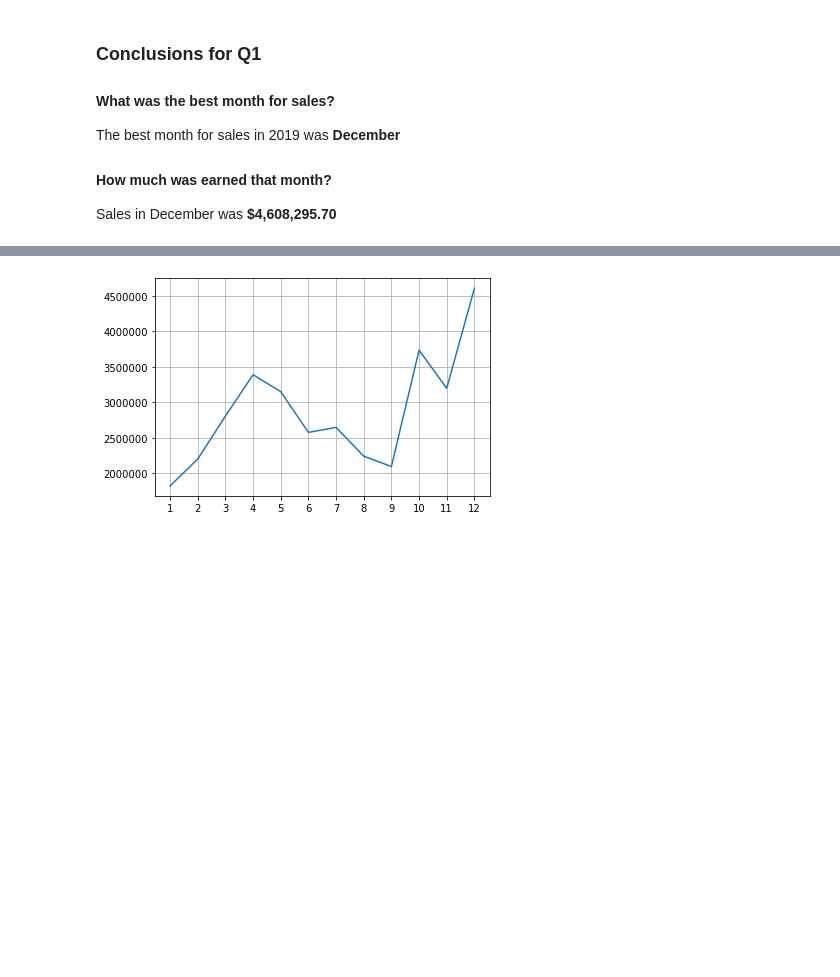
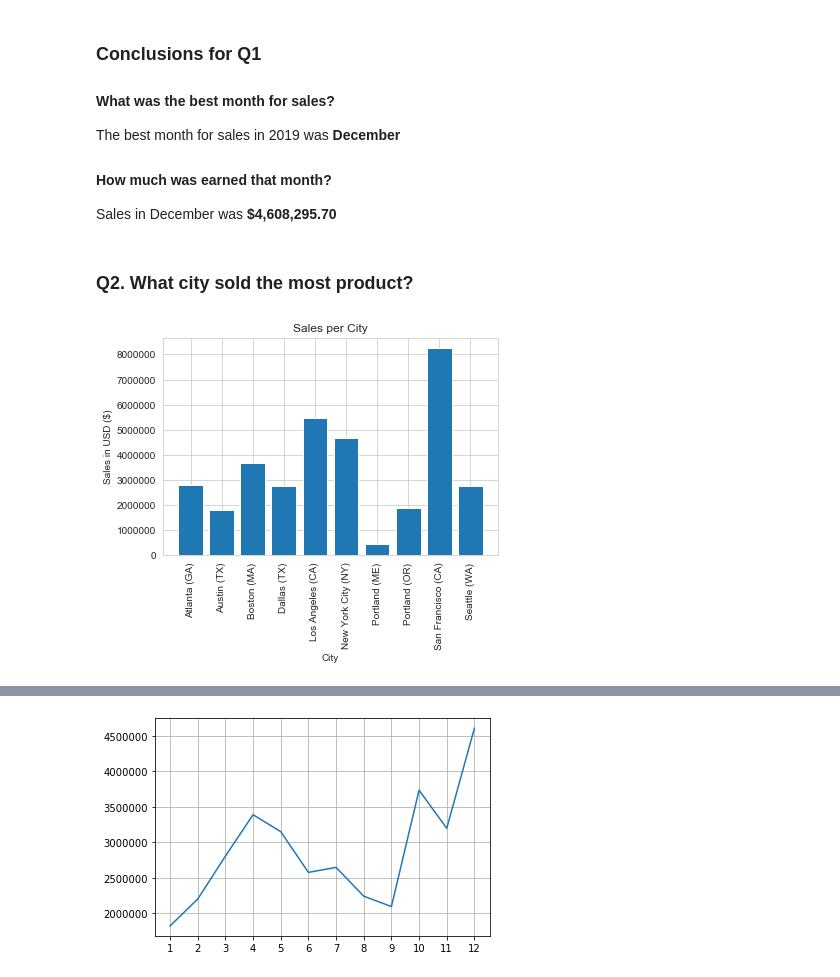
Before and after one commit to ricoputrap/electrosales-2019, a Jupyter notebook: SalesAnalysis.ipynb, the cells around one changed output, grey strips where cells are left out. Cells and saved outputs as stored; diff of their text form; code cells hidden in the pictures; blank space fills up the shorter version.

```diff
--- a/SalesAnalysis.ipynb
+++ b/SalesAnalysis.ipynb
@@ -463,3 +460,20 @@ The best month for sales in 2019 was **December**
 
 #### How much was earned that month?
 Sales in December was **$4,608,295.70**
+# %% [markdown]
+### Q2. What city sold the most product?
+# %%
+# get all cities in ordered
+cities = [city for city, df in df.groupby(['City'])]
+
+# setup the bar chart
+plt.bar(cities, df.groupby(['City'])['Sales'].sum())
+
+# set bar chart appearance
+plt.title("Sales per City")
+plt.xlabel("City")
+plt.ylabel("Sales in USD ($)")
+plt.xticks(cities, rotation='vertical')
+plt.show()
+# %% [output]
+[figure, added]
```
Also changed, not shown: parts of 2 cells of this notebook.
